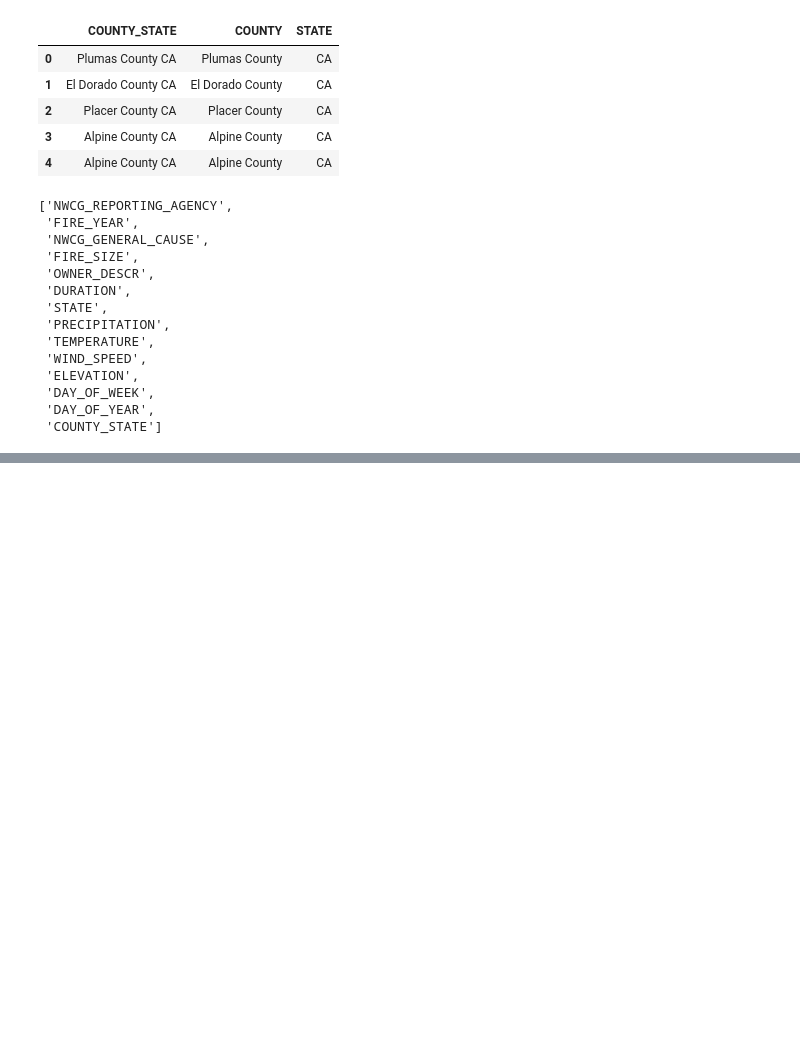
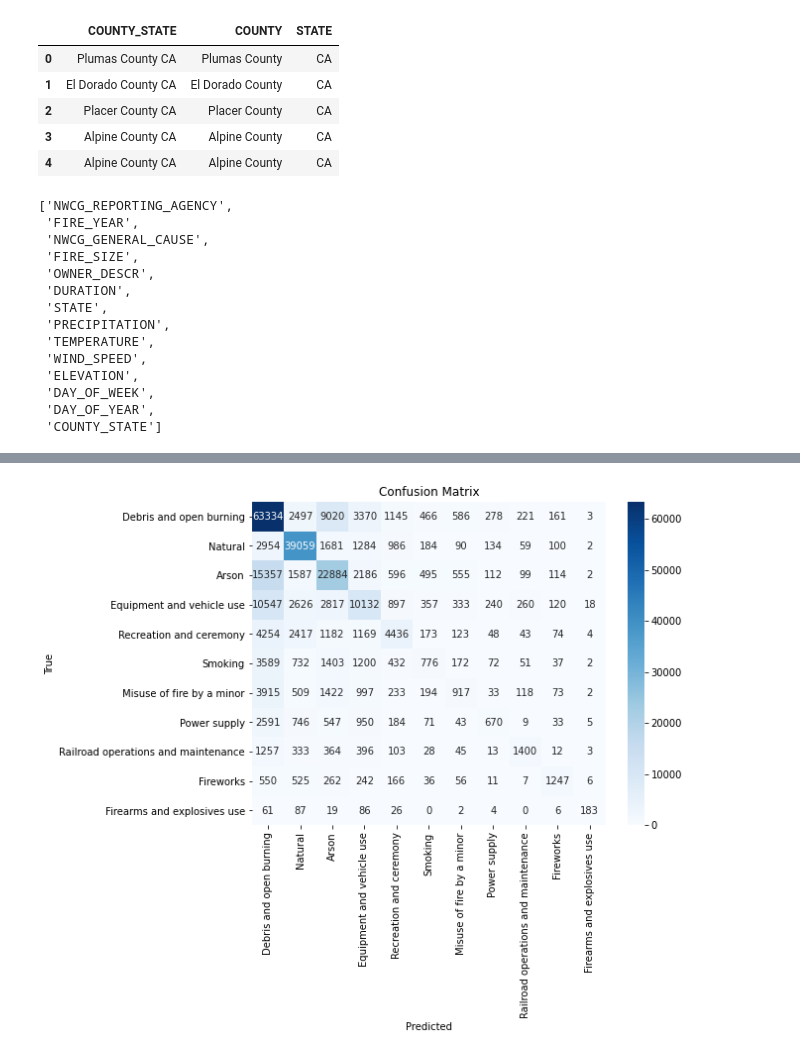
Before and after one commit to AnaCahet/first-group-project, a Jupyter notebook: Working files/RandomForest2.ipynb, the cells around one changed output, grey strips where cells are left out. Saved outputs shown, nothing was run; the diff lists cells and outputs as text; code cells hidden in the pictures; blank space fills up the shorter version.

```diff
--- a/Working files/RandomForest2.ipynb
+++ b/Working files/RandomForest2.ipynb
@@ -277,19 +342,0 @@ plt.show()
-# %%
-#trying oversampling
-
-X3_train, X3_test, y3_train, y3_test = train_test_split(X2, y2, test_size=0.2, random_state=42)
-
-# Perform oversampling on the training data
-oversampler = RandomOverSampler()
-X_train_resampled, y_train_resampled = oversampler.fit_resample(X3_train, y3_train)
-
-# Train BalancedRandomForestClassifier on the resampled data
-start_time3 = time.time()
-brf3 = BalancedRandomForestClassifier()
-brf3.fit(X_train_resampled, y_train_resampled)
-
-# Predict on the test set
-brf3_predictions = brf3.predict(X3_test)
-
-
-print("--- %s seconds ---" % round(time.time() - start_time, 2))
@@ -455,0 +343,13 @@ f1 = f1_score(y6_test, clf_predictions, average='weighted')
+# %%
+# Make a correlation matrix
+labels = y3_test.value_counts().index
+cm = confusion_matrix(y3_test, rf3_predictions, labels=labels)
+
+plt.figure(figsize=(8, 6))
+sns.heatmap(cm, annot=True, cmap="Blues", fmt="d", xticklabels=labels, yticklabels=labels)
+plt.xlabel('Predicted')
+plt.ylabel('True')
+plt.title('Confusion Matrix')
+plt.show()
+# %% [output]
+[figure, added]
```
Also changed, not shown: parts of 86 cells of this notebook, 3 other files.
